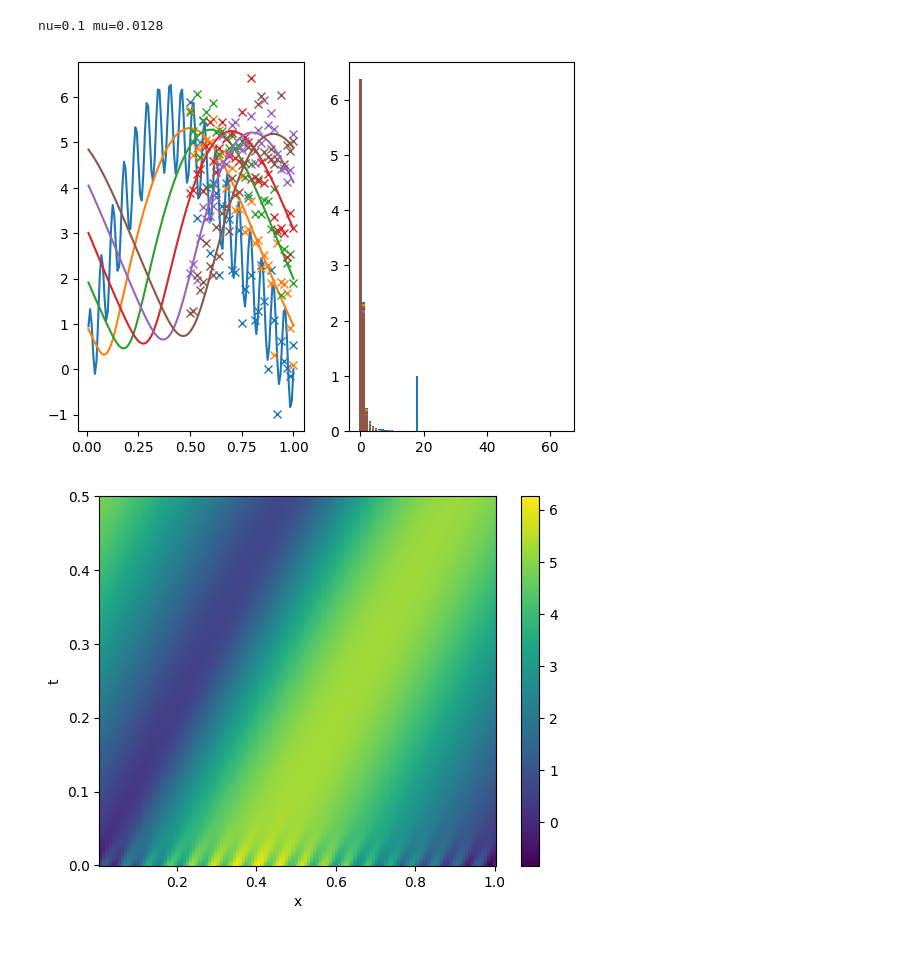
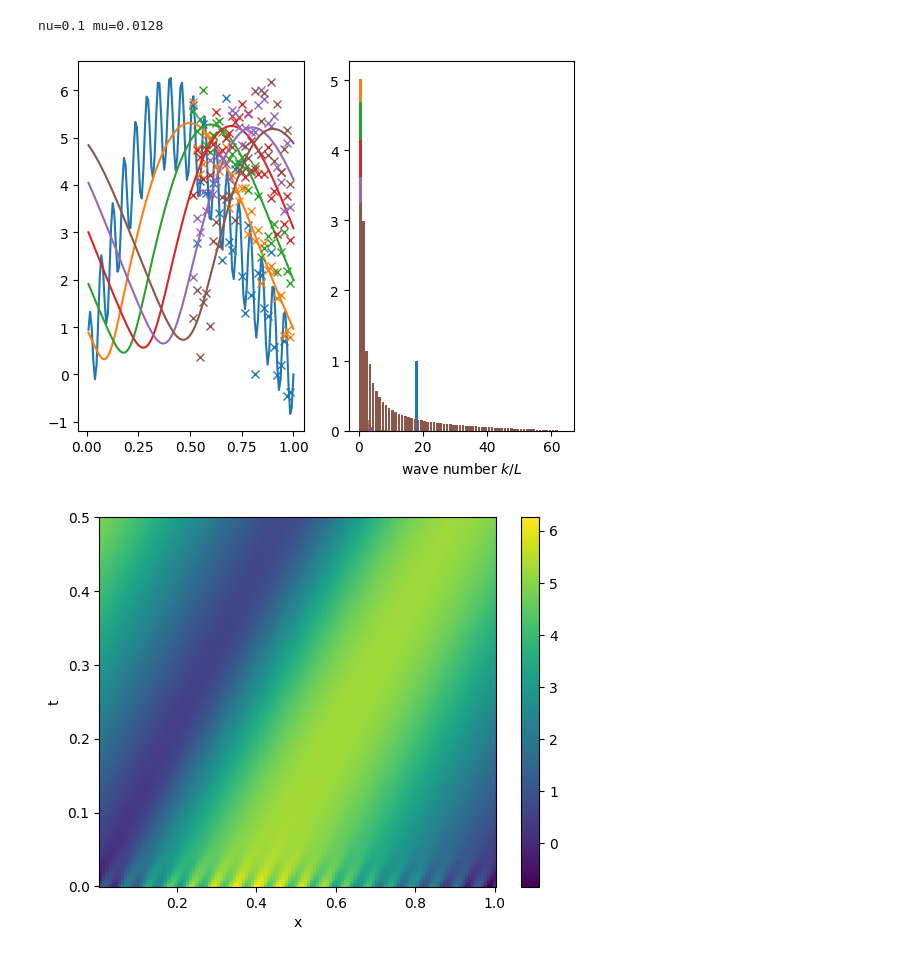
Before and after one commit to s-nakashita/pydpac, a Jupyter notebook: Baxter2011.ipynb, the cells around one changed output. Saved outputs shown, nothing was run; the diff lists cells and outputs as text; code cells hidden in the pictures.

```diff
--- a/Baxter2011.ipynb
+++ b/Baxter2011.ipynb
@@ -67,45 +300,44 @@ time_obs = []
 t = 0.0
 u_t.append(u0_t)
 time.append(t)
-yobs = obsope.add_noise(obsope.h_operator(ix_lam, u0_t))
+yobs = obsope.add_noise(obsope.h_operator(ix_lam[1:-1], u0_t))
 obs.append(yobs)
 time_obs.append(t)
 i = 0
 cmap = plt.get_cmap('tab10')
 fig, axs = plt.subplots(ncols=2)
 axs[0].plot(x_t,u0_t)
-#y_t = dst(u0_t[:-1],type=1)/nx_t
-#wnum = np.arange(1,y_t.size+1)
-y_t = rfft(u0_t)*2./nx_t
-wnum = np.arange(y_t.size)
+y_t = dst(u0_t[:-1],type=1)/nx_t
+wnum = np.arange(1,y_t.size+1)/(2*nx_t*dx_t)
+#y_t = rfft(u0_t)*2./nx_t
+#wnum = np.arange(y_t.size)/(nx_t*dx_t)
 axs[1].bar(wnum,np.abs(y_t))
-axs[0].plot(x_lam,yobs,lw=0.0,marker='x',c=cmap(i//128))
+axs[1].set_xlabel(r'wave number $k/L$')
+axs[0].plot(x_lam[1:-1],yobs,lw=0.0,marker='x',c=cmap(i//128))
 while (t<T):
     u0_t = nature(u0_t)
     t+=dt_t
     i+=1
     u_t.append(u0_t)
     time.append(t)
     if i%128==0:
         axs[0].plot(x_t,u0_t,c=cmap(i//128))
-        #y_t = dst(u0_t[:-1],type=1)/nx_t
-        #wnum = np.arange(1,y_t.size+1)
-        y_t = rfft(u0_t)*2./nx_t
-        wnum = np.arange(y_t.size)
+        y_t = dst(u0_t[:-1],type=1)/nx_t
+        #y_t = rfft(u0_t)*2./nx_t
         axs[1].bar(wnum,np.abs(y_t),color=cmap(i//128))
     if i%obsstep==0:
-        yobs = obsope.add_noise(obsope.h_operator(ix_lam, u0_t))
+        yobs = obsope.add_noise(obsope.h_operator(ix_lam[1:-1], u0_t))
         obs.append(yobs)
         time_obs.append(t)
-        if i%128==0: axs[0].plot(x_lam,yobs,lw=0.0,marker='x',c=cmap(i//128))
+        if i%128==0: axs[0].plot(x_lam[1:-1],yobs,lw=0.0,marker='x',c=cmap(i//128))
 plt.show()
 
 p=plt.pcolormesh(x_t,time,np.array(u_t))
 plt.xlabel('x')
 plt.ylabel('t')
 plt.colorbar(p)
 plt.show()
 # %% [output]
 nu=0.1 mu=0.0128
-[figure, old version]
+[figure, new version]
 [figure]
```
Also changed, not shown: parts of 23 cells of this notebook, 4 other files.
